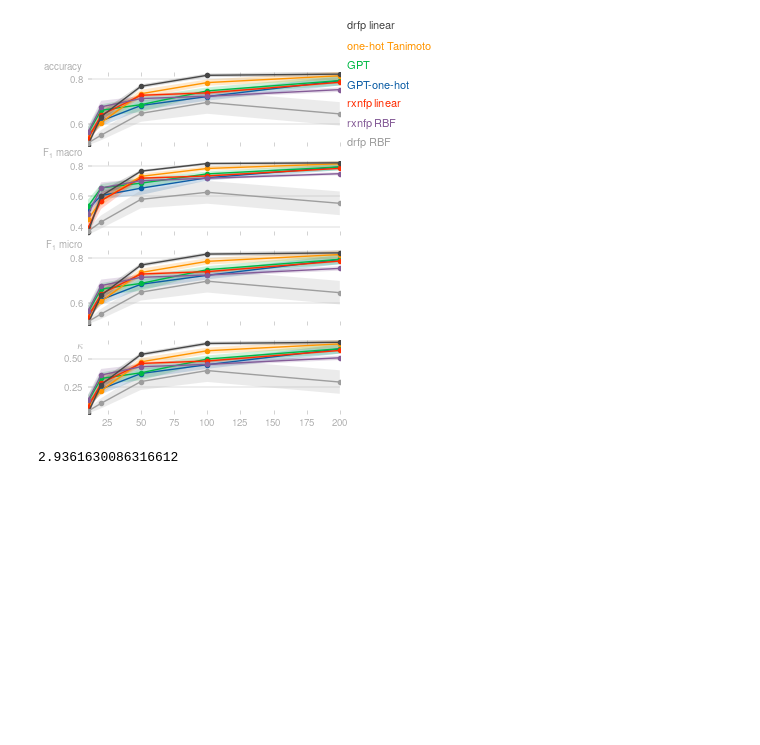
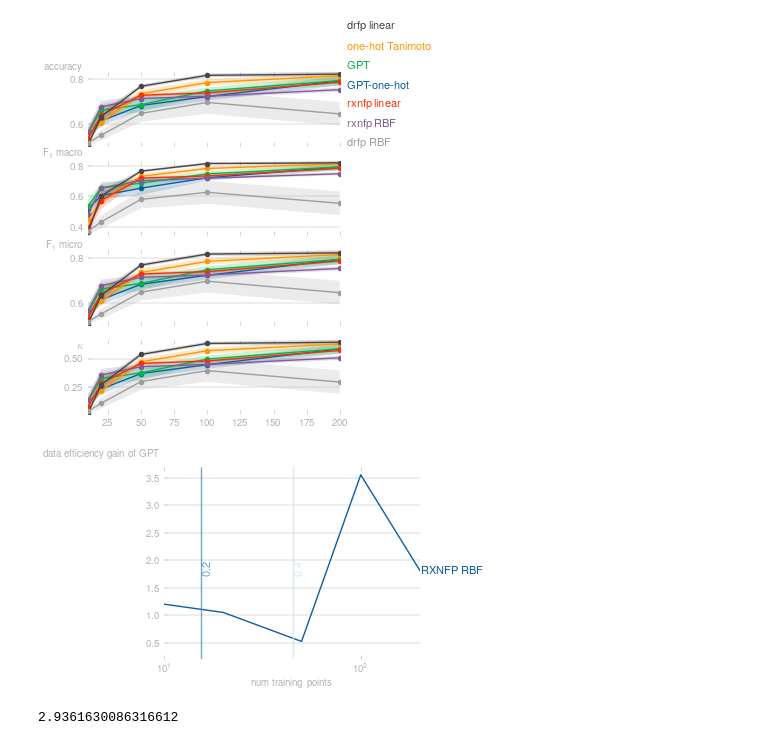
Before and after one commit to kjappelbaum/gptchem, a Jupyter notebook: experiments/03_classification/rxn_doyle/plot_results.ipynb, the cells around one changed output. Cells and saved outputs as stored; diff of their text form; code cells hidden in the pictures; blank space fills up the shorter version.

```diff
--- a/experiments/03_classification/rxn_doyle/plot_results.ipynb
+++ b/experiments/03_classification/rxn_doyle/plot_results.ipynb
@@ -350,3 +350,16 @@ with plt.style.context(matplotx.styles.dufte):
     fig.savefig("rxn-doyle-classification_results_2.pdf", bbox_inches="tight")
 # %% [output]
 [figure]
+# %%
+intersections = []
+
+for i, val in enumerate(grouped_extracted_res.loc[2,  :, False].index):
+    factor= find_learning_curve_intersection(
+    grouped_extracted_res.loc[2,  :, False]["f1_macro"]["mean"].values[i],
+    fit_learning_curve(
+        grouped_rxnfp_rbf_res.loc[2, :].index,
+        grouped_rxnfp_rbf_res.loc[2, :]["f1_macro"]["mean"],
+    )[0],
+) / val
+
+    intersections.append(factor)
@@ -353,3 +368,16 @@ with plt.style.context(matplotx.styles.dufte):
+# %%
+with plt.style.context(matplotx.styles.dufte):
+    plt.plot(grouped_extracted_res.loc[2,  :, False].index, intersections, label='RXNFP RBF')
+
+    matplotx.line_labels(fontsize=8)
+    add_kappa_vlines(grouped_extracted_res.loc[2,  :, False].index, grouped_extracted_res.loc[2,  :, False]["kappa"]["mean"], ymax=3.7)
+    matplotx.ylabel_top('data efficiency gain  of GPT')
+    plt.xlabel('num training points', labelpad=4)
+
+    plt.xscale('log')
+    plt.savefig('rxndoyle-data-efficiency.pdf', bbox_inches='tight')
+# %% [output]
+[figure, added]
 # %%
 find_learning_curve_intersection(
     grouped_extracted_res.loc[2, :, False]["f1_macro"]["mean"].values[0],
```
Also changed, not shown: parts of 3 cells of this notebook, 23 other files.
